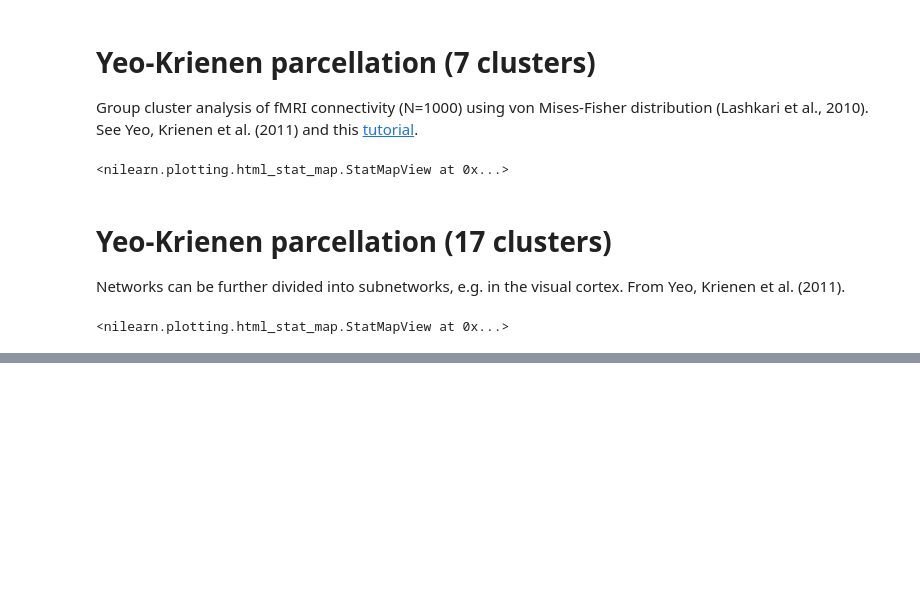
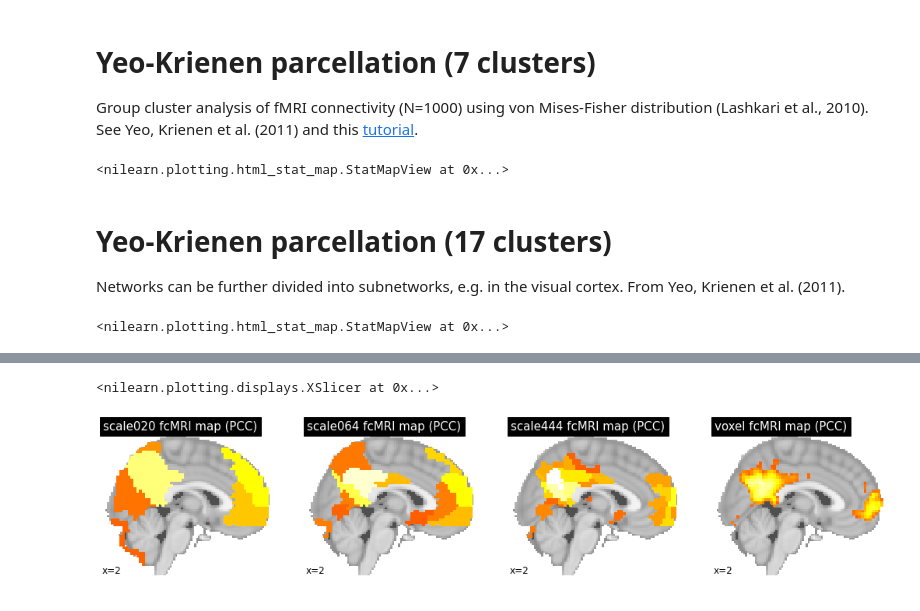
Before and after one commit to pbellec/functional_parcellation, a Jupyter notebook: functional_parcellation_intro.ipynb, the cells around one changed output, grey strips where cells are left out. Saved outputs shown, nothing was run; the diff lists cells and outputs as text; code cells hidden in the pictures; blank space fills up the shorter version.

Commit message:
Added a section on homogeneity / compression.

```diff
--- a/functional_parcellation_intro.ipynb
+++ b/functional_parcellation_intro.ipynb
@@ -293,0 +301,16 @@ plotting.plot_roi(basc['scale444'], cmap='nipy_spectral', title='444 parcels')
+# %%
+# Let's check qualitatively how compression quality varies with scale.
+plt.figure(figsize=(18, 4))
+for i, scale in enumerate(("scale020", "scale064", "scale444")):
+    masker_scale = input_data.NiftiLabelsMasker(basc[scale], resampling_target="data", detrend=True,
+         standardize=True, smoothing_fwhm=5, memory='nilearn_cache', memory_level=1).fit()
+    tseries_scale = masker_scale.transform(adhd.func[0])
+    seed_to_voxel_correlations = (np.dot(tseries_scale.T, tseries[:, 316]) / tseries.shape[0])
+    conn_map_scale = masker_scale.inverse_transform(seed_to_voxel_correlations.reshape([1, tseries_scale.shape[1]]))
+    plotting.plot_stat_map(conn_map_scale, display_mode='x', cut_coords=(2, ), threshold=0.5, vmax=1,
+                       title=f"{scale} fcMRI map (PCC)", axes=plt.subplot(1, 4, i + 1), colorbar=False)
+plotting.plot_stat_map(conn_map, display_mode='x', cut_coords=(2, ), threshold=0.5, vmax=1,
+    title="voxel fcMRI map (PCC)", axes=plt.subplot(1, 4, 4), colorbar=False)
+# %% [output]
+<nilearn.plotting.displays.XSlicer at 0x...>
+[figure, added]
```
Also changed, not shown: parts of 9 cells of this notebook, 2 other files.
